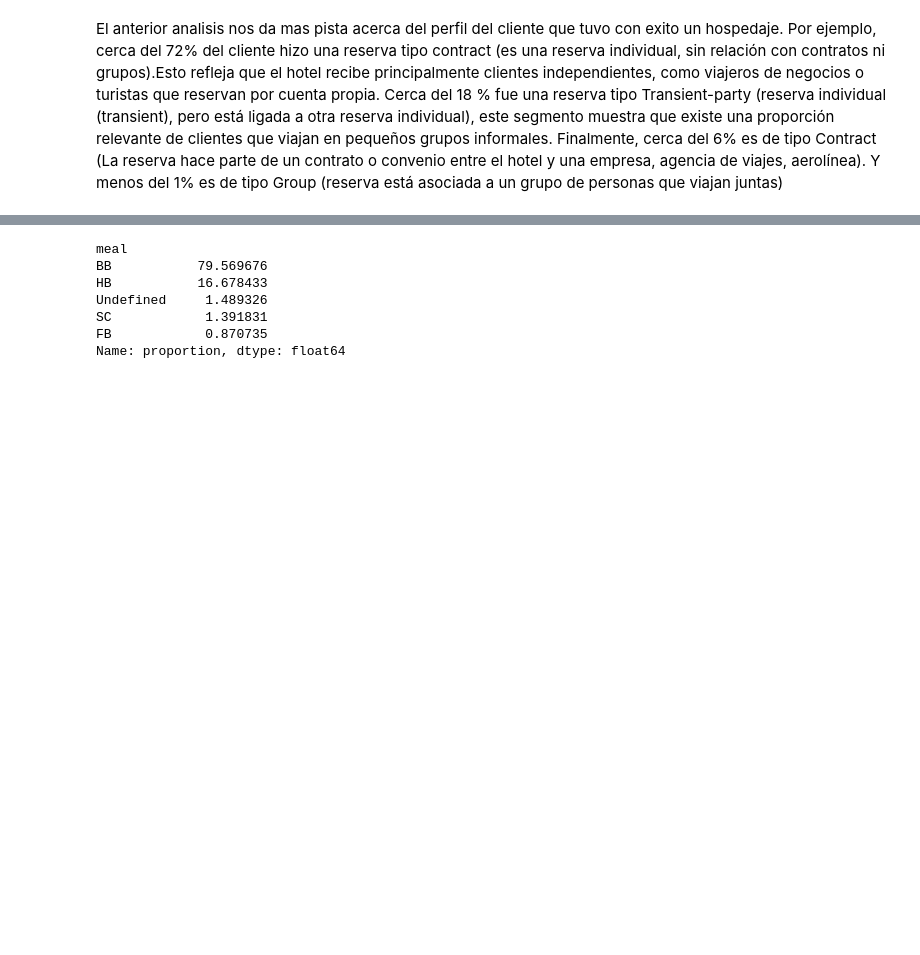
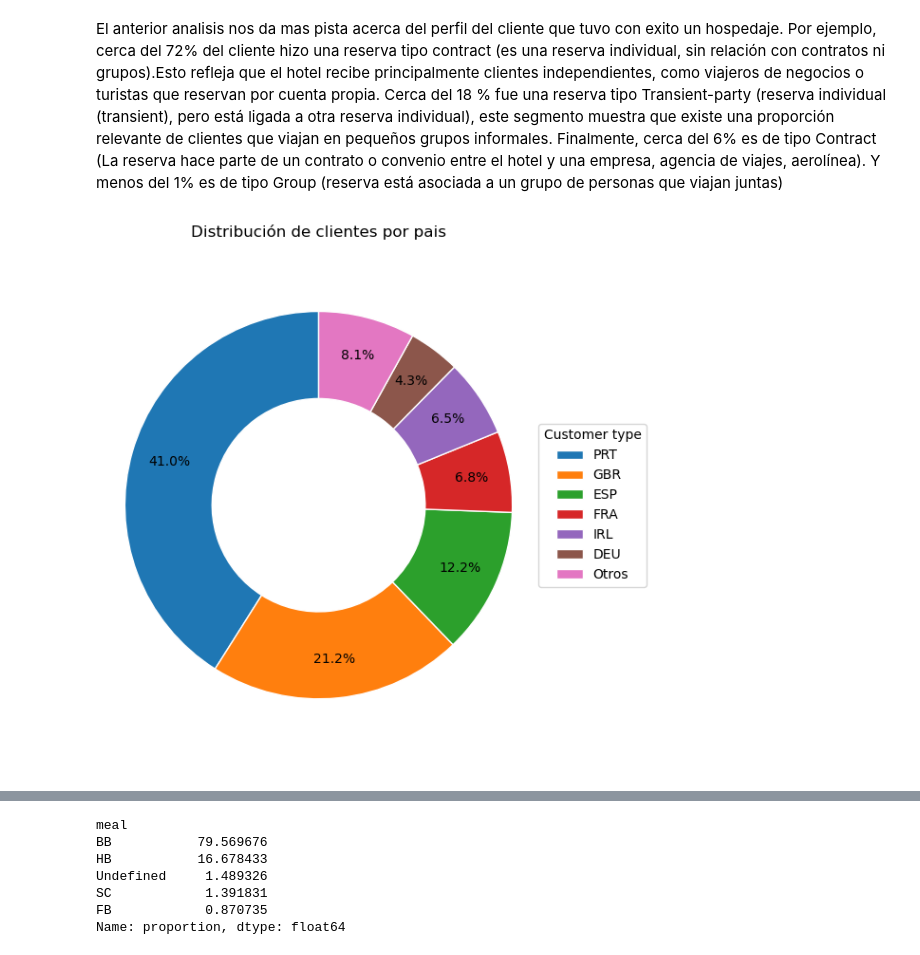
Before and after one commit to leodie1615/taller1, a Jupyter notebook: taller1_final.ipynb, the cells around one changed output, grey strips where cells are left out. Cells and saved outputs as stored; diff of their text form; code cells hidden in the pictures; blank space fills up the shorter version.

```diff
--- a/taller1_final.ipynb
+++ b/taller1_final.ipynb
@@ -397,3 +397,47 @@ plt.show()
 [figure]
 # %% [markdown]
 El anterior analisis nos da mas pista acerca del perfil del cliente que tuvo con exito un hospedaje. Por ejemplo, cerca del 72% del cliente hizo una reserva tipo contract (es una reserva individual, sin relación con contratos ni grupos).Esto refleja que el hotel recibe principalmente clientes independientes, como viajeros de negocios o turistas que reservan por cuenta propia. Cerca del 18 % fue una reserva tipo Transient-party (reserva individual (transient), pero está ligada a otra reserva individual), este segmento muestra que existe una proporción relevante de clientes que viajan en pequeños grupos informales. Finalmente, cerca del 6% es de tipo Contract (La reserva hace parte de un contrato o convenio entre el hotel y una empresa, agencia de viajes, aerolínea). Y menos del 1% es de tipo Group (reserva está asociada a un grupo de personas que viajan juntas)
+# %%
+checkout_df["country"].value_counts(normalize=True).head(10) * 100
+
+
+s = checkout_df["country"].value_counts(normalize=True).head(10) * 100
+s = s.rename(index={np.nan: "Desconocido"}).sort_values(ascending=False)
+
+# Agrupa categorías pequeñas
+umbral = 2.0
+grandes = s[s >= umbral]
+otros = s[s < umbral].sum()
+if otros > 0:
+    grandes.loc["Otros"] = otros
+
+# Función para mostrar % solo si supera umbral
+def autopct_fmt(p):
+    return f"{p:.1f}%" if p >= umbral else ""
+
+fig, ax = plt.subplots(figsize=(6, 6))
+wedges, texts, autotexts = ax.pie(
+    grandes.values,
+    labels=None,                # labels en la leyenda, no en el gráfico
+    autopct=autopct_fmt,
+    startangle=90,
+    pctdistance=0.8,
+    wedgeprops={"width": 0.45, "edgecolor": "white"}  # donut y borde limpio
+)
+
+# Leyenda fuera para no encimar
+ax.legend(
+    wedges,
+    grandes.index.tolist(),
+    title="Customer type",
+    loc="center left",
+    bbox_to_anchor=(1, 0.5)
+)
+
+ax.set_title("Distribución de clientes por pais")
+ax.set_ylabel("")
+ax.axis("equal")
+plt.tight_layout()
+plt.show()
+# %% [output]
+[figure, added]
```
Also changed, not shown: parts of 2 cells of this notebook.
